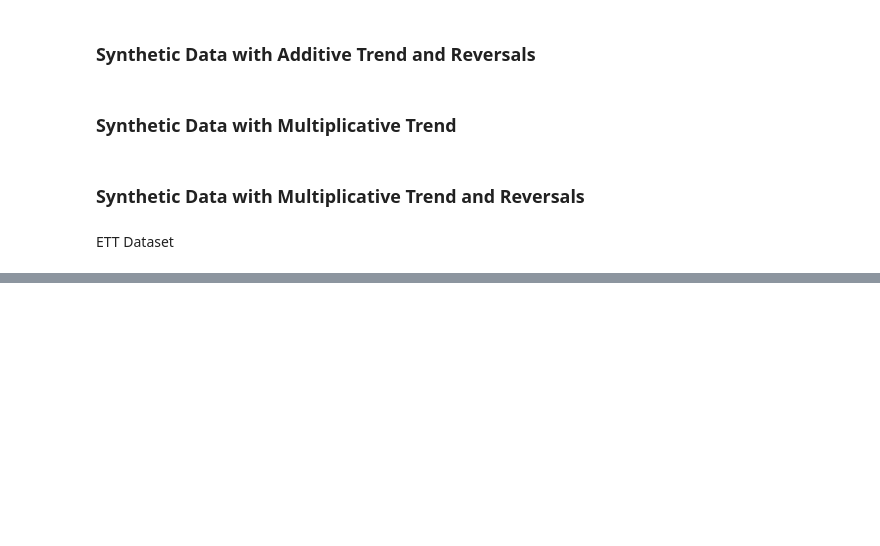
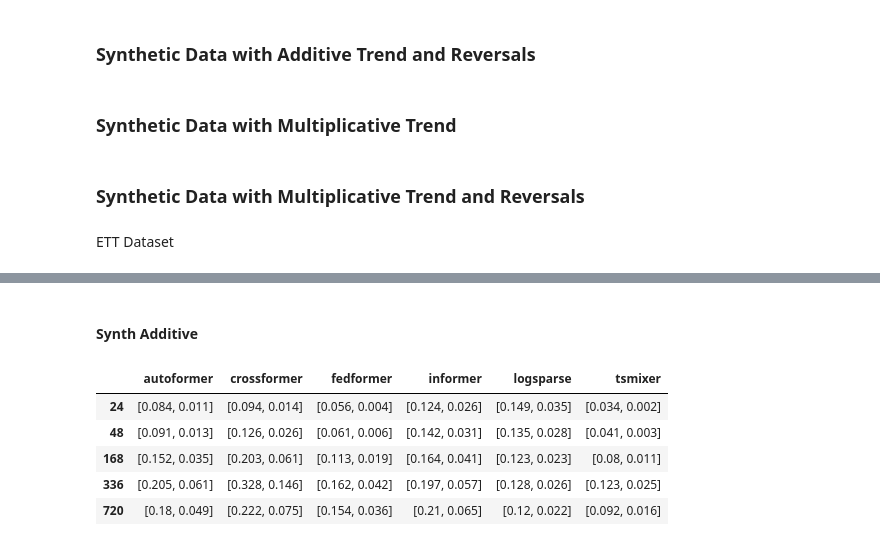
Before and after one commit to anasashb/TransformersEnergyTS, a Jupyter notebook: result_analysis.ipynb, the cells around one changed output, grey strips where cells are left out. Drawn from its saved outputs; the diff is of its cells as text; code cells hidden in the pictures; blank space fills up the shorter version.

```diff
--- a/result_analysis.ipynb
+++ b/result_analysis.ipynb
@@ -592,0 +643,18 @@ for pred_len in pred_len_list:
+# %% [markdown]
+#### Synth Additive
+# %%
+results_synth_add = pd.DataFrame(columns = list_models)
+for i , length in enumerate(list_lengths) :
+    results_synth_add.loc[i] = [autoformer_synth_add['pred_len' + str(length)][0:2] , crossformer_synth_add['pred_len' + str(length)][0:2] ,
+                               fedformer_synth_add['pred_len' + str(length)][0:2] , informer_synth_add['pred_len' + str(length)][0:2] ,
+                               logsparse_synth_add['pred_len' + str(length)][0:2] , tsmixer_synth_add['pred_len' + str(length)][0:2]]
+results_synth_add.index = list_lengths
+
+results_synth_add
+# %% [output]
+|  | autoformer | crossformer | fedformer | informer | logsparse | tsmixer |
+| 24 | [0.084, 0.011] | [0.094, 0.014] | [0.056, 0.004] | [0.124, 0.026] | [0.149, 0.035] | [0.034, 0.002] |
+| 48 | [0.091, 0.013] | [0.126, 0.026] | [0.061, 0.006] | [0.142, 0.031] | [0.135, 0.028] | [0.041, 0.003] |
+| 168 | [0.152, 0.035] | [0.203, 0.061] | [0.113, 0.019] | [0.164, 0.041] | [0.123, 0.023] | [0.08, 0.011] |
+| 336 | [0.205, 0.061] | [0.328, 0.146] | [0.162, 0.042] | [0.197, 0.057] | [0.128, 0.026] | [0.123, 0.025] |
+| 720 | [0.18, 0.049] | [0.222, 0.075] | [0.154, 0.036] | [0.21, 0.065] | [0.12, 0.022] | [0.092, 0.016] |
```
Also changed, not shown: parts of 20 cells of this notebook, 2 other files.
